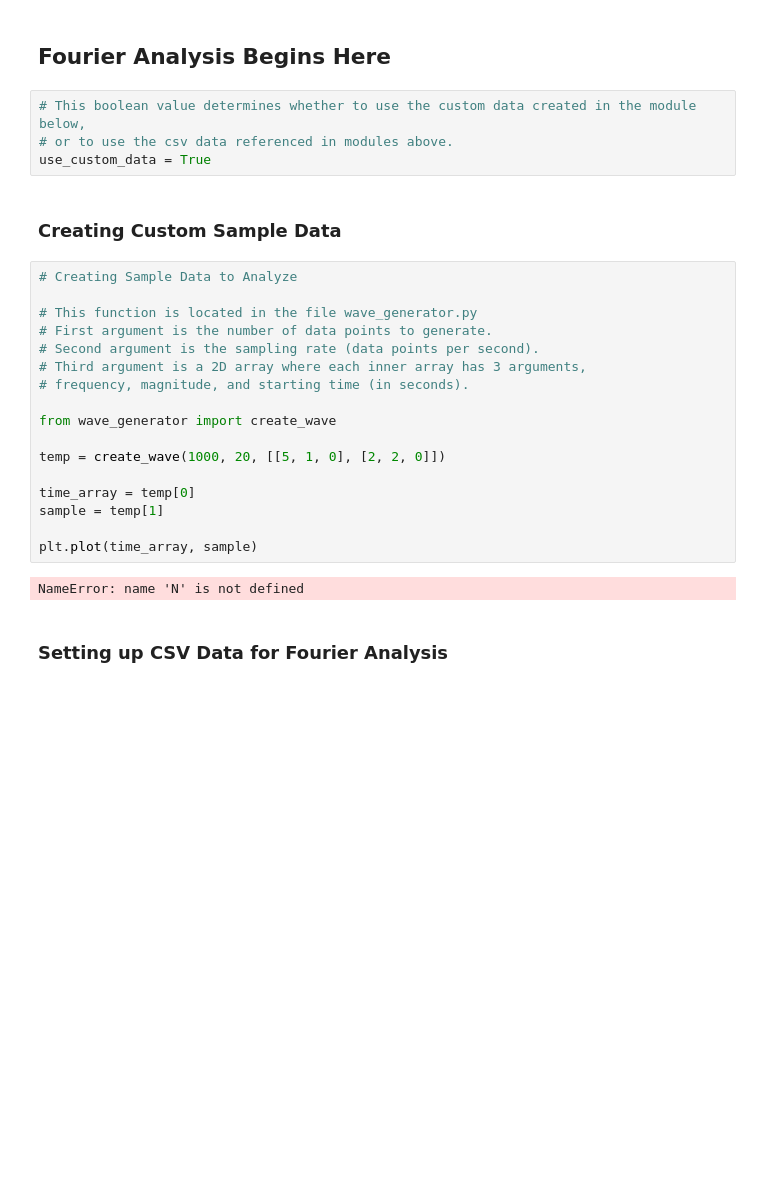
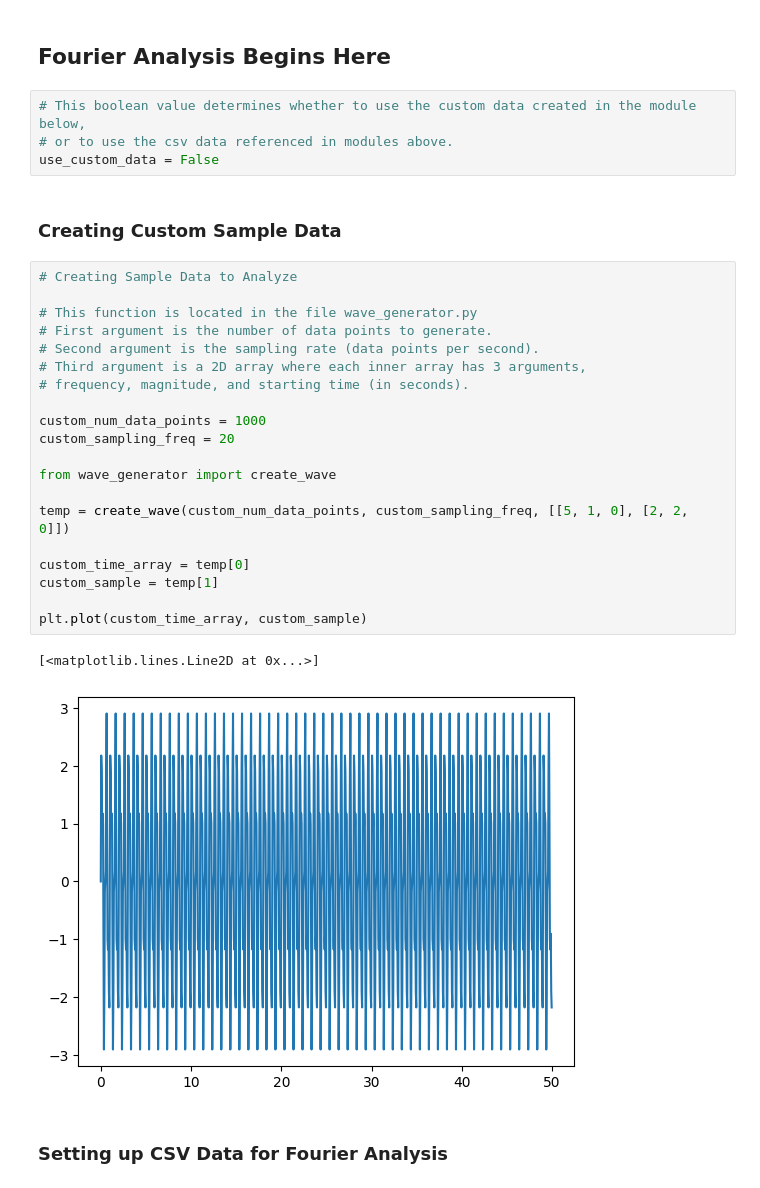
Before and after one commit to AdityaShelke29/robotics_club, a Jupyter notebook: sonar_work/fourier_analysis.ipynb, the cells around one changed output. Drawn from its saved outputs; the diff is of its cells as text; blank space fills up the shorter version.

```diff
--- a/sonar_work/fourier_analysis.ipynb
+++ b/sonar_work/fourier_analysis.ipynb
@@ -133,27 +135,31 @@ sample1HydrophoneData
 # %%
 # This boolean value determines whether to use the custom data created in the module below,
 # or to use the csv data referenced in modules above.
-use_custom_data = True
+use_custom_data = False
 # %% [markdown]
 ### Creating Custom Sample Data
 # %%
 # Creating Sample Data to Analyze
 
 # This function is located in the file wave_generator.py
 # First argument is the number of data points to generate.
 # Second argument is the sampling rate (data points per second).
 # Third argument is a 2D array where each inner array has 3 arguments,
 # frequency, magnitude, and starting time (in seconds).
 
+custom_num_data_points = 1000
+custom_sampling_freq = 20
+
 from wave_generator import create_wave
 
-temp = create_wave(1000, 20, [[5, 1, 0], [2, 2, 0]])
+temp = create_wave(custom_num_data_points, custom_sampling_freq, [[5, 1, 0], [2, 2, 0]])
 
-time_array = temp[0]
-sample = temp[1]
+custom_time_array = temp[0]
+custom_sample = temp[1]
 
-plt.plot(time_array, sample)
+plt.plot(custom_time_array, custom_sample)
 # %% [output]
-NameError: name 'N' is not defined
+[<matplotlib.lines.Line2D at 0x...>]
+[figure, added]
 # %% [markdown]
 ### Setting up CSV Data for Fourier Analysis
```
Also changed, not shown: parts of 9 cells of this notebook, 3 other files.
